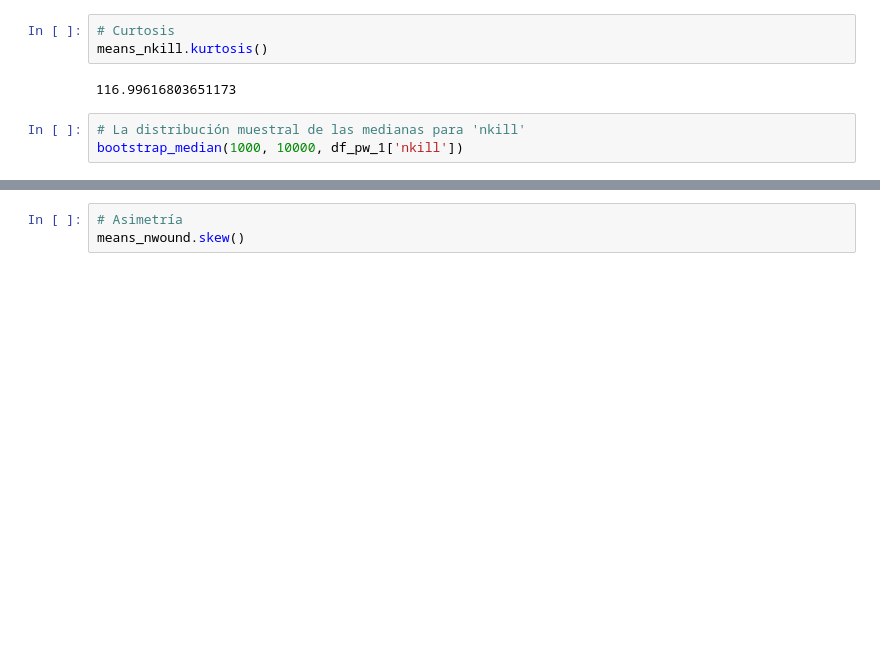
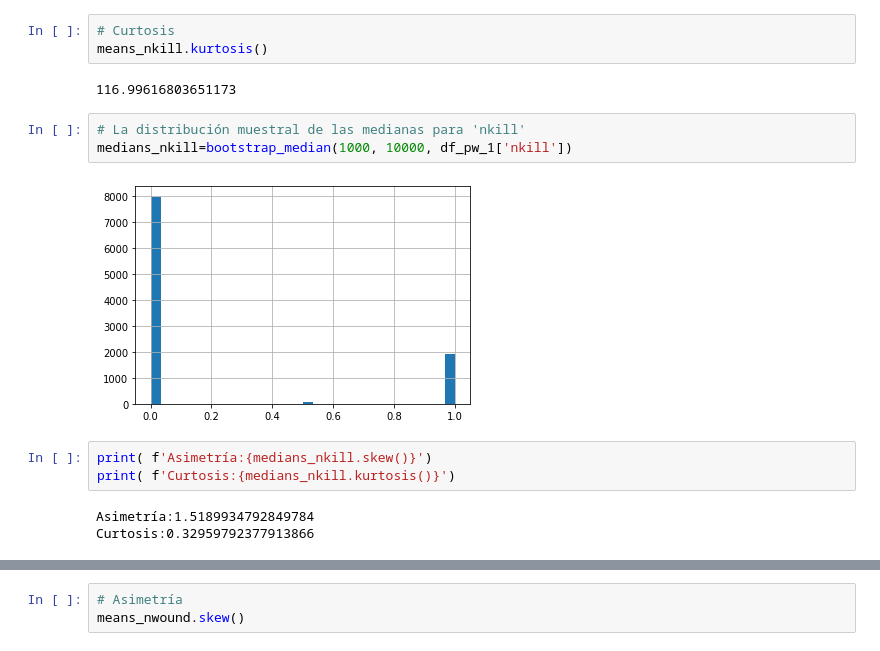
Before and after one commit to gilesitorr/DataScience3_Bloque4, a Jupyter notebook: DS3_proyecto_4.ipynb, the cells around one changed output, grey strips where cells are left out. Drawn from its saved outputs; the diff is of its cells as text; blank space fills up the shorter version.

```diff
--- a/DS3_proyecto_4.ipynb
+++ b/DS3_proyecto_4.ipynb
@@ -909,7 +922,15 @@ means_nkill.kurtosis()
 116.99616803651173
 # %%
 # La distribución muestral de las medianas para 'nkill'
-bootstrap_median(1000, 10000, df_pw_1['nkill'])
+medians_nkill=bootstrap_median(1000, 10000, df_pw_1['nkill'])
+# %% [output]
+[figure, added]
+# %%
+print( f'Asimetría:{medians_nkill.skew()}')
+print( f'Curtosis:{medians_nkill.kurtosis()}')
+# %% [output]
+Asimetría:1.5189934792849784
+Curtosis:0.32959792377913866
 # %%
 # La distribución muestral de las medias para 'nwound'
 means_nwound=bootstrap_mean(1000, 10000, df_pw_1['nwound'])
```
Also changed, not shown: parts of 45 cells of this notebook.
